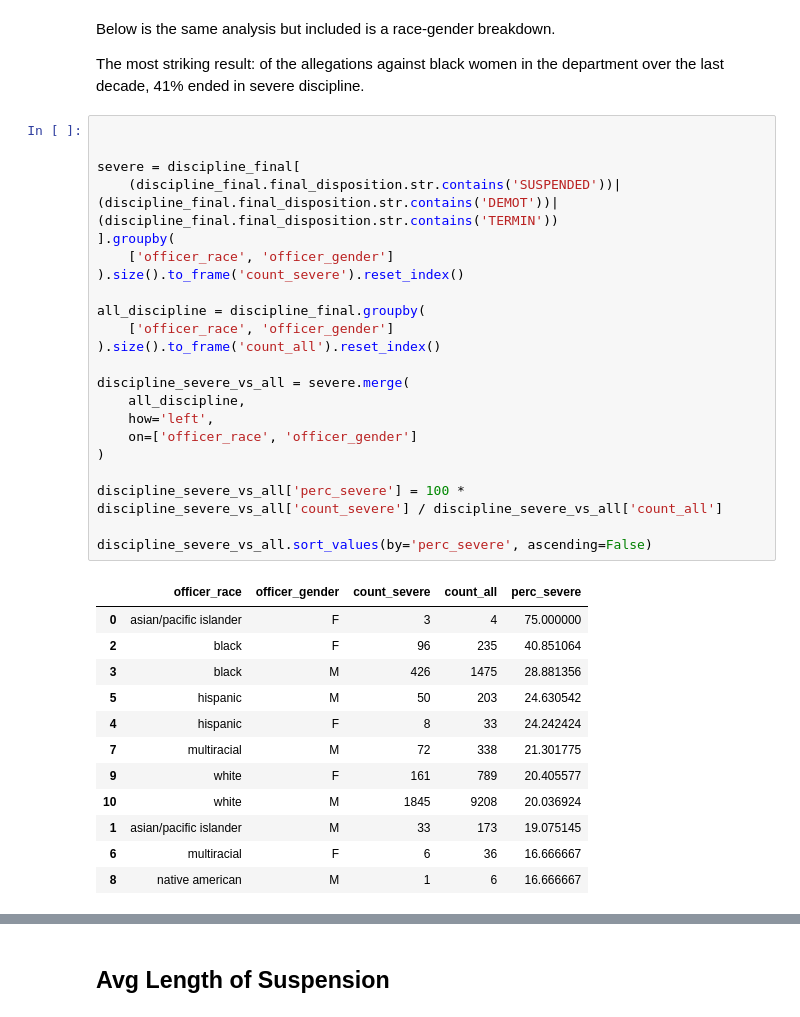
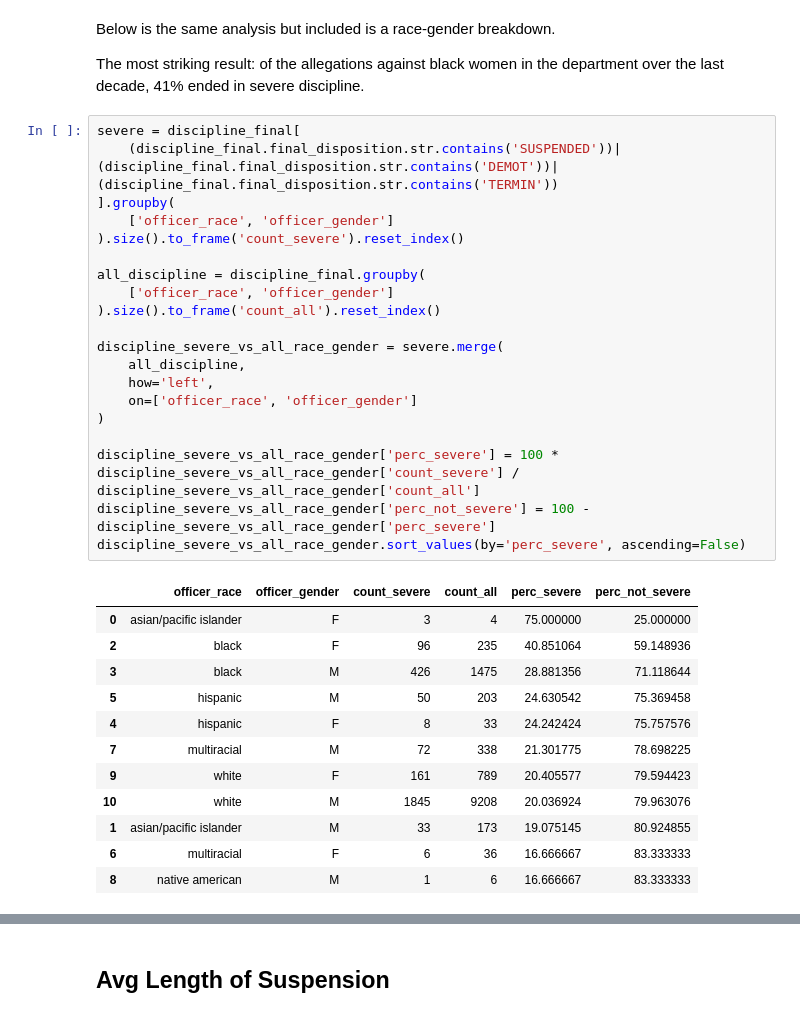
Before and after one commit to APM-Reports/nashville-discipline, a Jupyter notebook: analysis/Discipline-Data-Analysis.ipynb, the cells around one changed output, grey strips where cells are left out. Cells and saved outputs as stored; diff of their text form.

```diff
--- a/analysis/Discipline-Data-Analysis.ipynb
+++ b/analysis/Discipline-Data-Analysis.ipynb
@@ -989,38 +862,36 @@ Below is the same analysis but included is a race-gender breakdown.
 
 The most striking result: of the allegations against black women in the department over the last decade, 41% ended in severe discipline.
 # %%
-
-
 severe = discipline_final[
     (discipline_final.final_disposition.str.contains('SUSPENDED'))|(discipline_final.final_disposition.str.contains('DEMOT'))|(discipline_final.final_disposition.str.contains('TERMIN'))
 ].groupby(
     ['officer_race', 'officer_gender']
 ).size().to_frame('count_severe').reset_index()
 
 all_discipline = discipline_final.groupby(
     ['officer_race', 'officer_gender']
 ).size().to_frame('count_all').reset_index()
 
-discipline_severe_vs_all = severe.merge(
+discipline_severe_vs_all_race_gender = severe.merge(
     all_discipline,
     how='left',
     on=['officer_race', 'officer_gender']
 )
 
-discipline_severe_vs_all['perc_severe'] = 100 * discipline_severe_vs_all['count_severe'] / discipline_severe_vs_all['count_all']
-
-discipline_severe_vs_all.sort_values(by='perc_severe', ascending=False)
+discipline_severe_vs_all_race_gender['perc_severe'] = 100 * discipline_severe_vs_all_race_gender['count_severe'] / discipline_severe_vs_all_race_gender['count_all']
+discipline_severe_vs_all_race_gender['perc_not_severe'] = 100 - discipline_severe_vs_all_race_gender['perc_severe']
+discipline_severe_vs_all_race_gender.sort_values(by='perc_severe', ascending=False)
 # %% [output]
-|  | officer_race | officer_gender | count_severe | count_all | perc_severe |
-| 0 | asian/pacific islander | F | 3 | 4 | 75.000000 |
-| 2 | black | F | 96 | 235 | 40.851064 |
-| 3 | black | M | 426 | 1475 | 28.881356 |
-| 5 | hispanic | M | 50 | 203 | 24.630542 |
-| 4 | hispanic | F | 8 | 33 | 24.242424 |
-| 7 | multiracial | M | 72 | 338 | 21.301775 |
-| 9 | white | F | 161 | 789 | 20.405577 |
-| 10 | white | M | 1845 | 9208 | 20.036924 |
-| 1 | asian/pacific islander | M | 33 | 173 | 19.075145 |
-| 6 | multiracial | F | 6 | 36 | 16.666667 |
-| 8 | native american | M | 1 | 6 | 16.666667 |
+|  | officer_race | officer_gender | count_severe | count_all | perc_severe | perc_not_severe |
+| 0 | asian/pacific islander | F | 3 | 4 | 75.000000 | 25.000000 |
+| 2 | black | F | 96 | 235 | 40.851064 | 59.148936 |
+| 3 | black | M | 426 | 1475 | 28.881356 | 71.118644 |
+| 5 | hispanic | M | 50 | 203 | 24.630542 | 75.369458 |
+| 4 | hispanic | F | 8 | 33 | 24.242424 | 75.757576 |
+| 7 | multiracial | M | 72 | 338 | 21.301775 | 78.698225 |
+| 9 | white | F | 161 | 789 | 20.405577 | 79.594423 |
+| 10 | white | M | 1845 | 9208 | 20.036924 | 79.963076 |
+| 1 | asian/pacific islander | M | 33 | 173 | 19.075145 | 80.924855 |
+| 6 | multiracial | F | 6 | 36 | 16.666667 | 83.333333 |
+| 8 | native american | M | 1 | 6 | 16.666667 | 83.333333 |
 # %%
```
Also changed, not shown: parts of 32 cells of this notebook, 12 other files.
